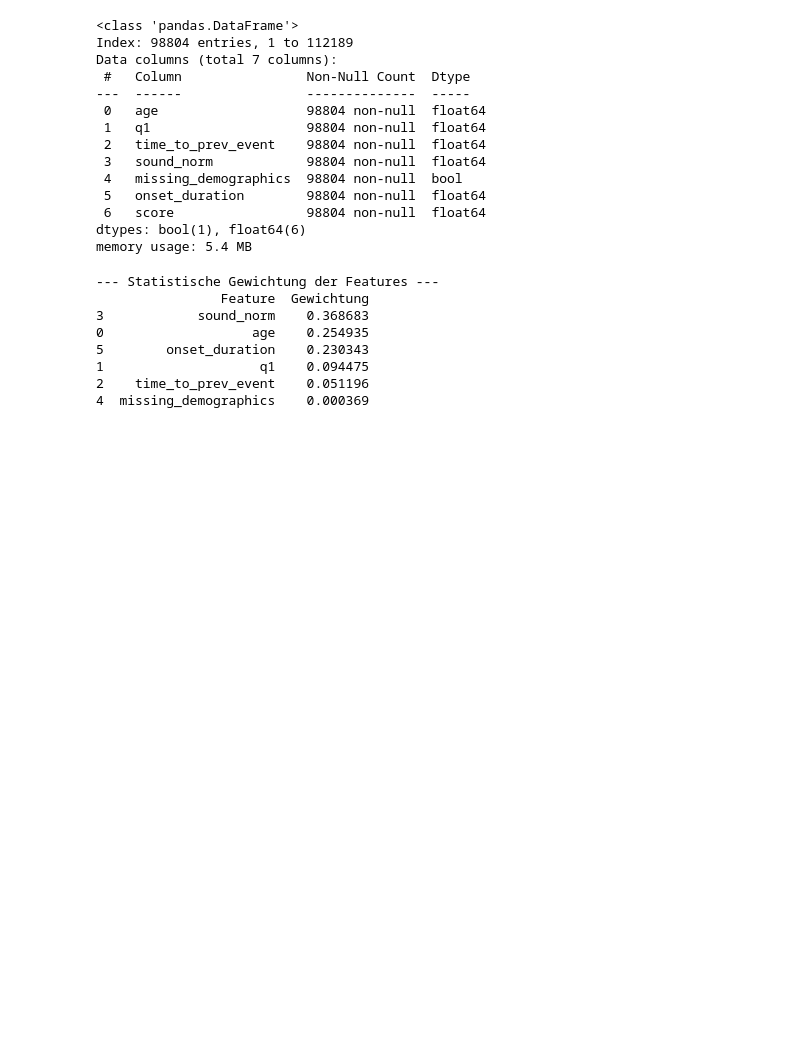
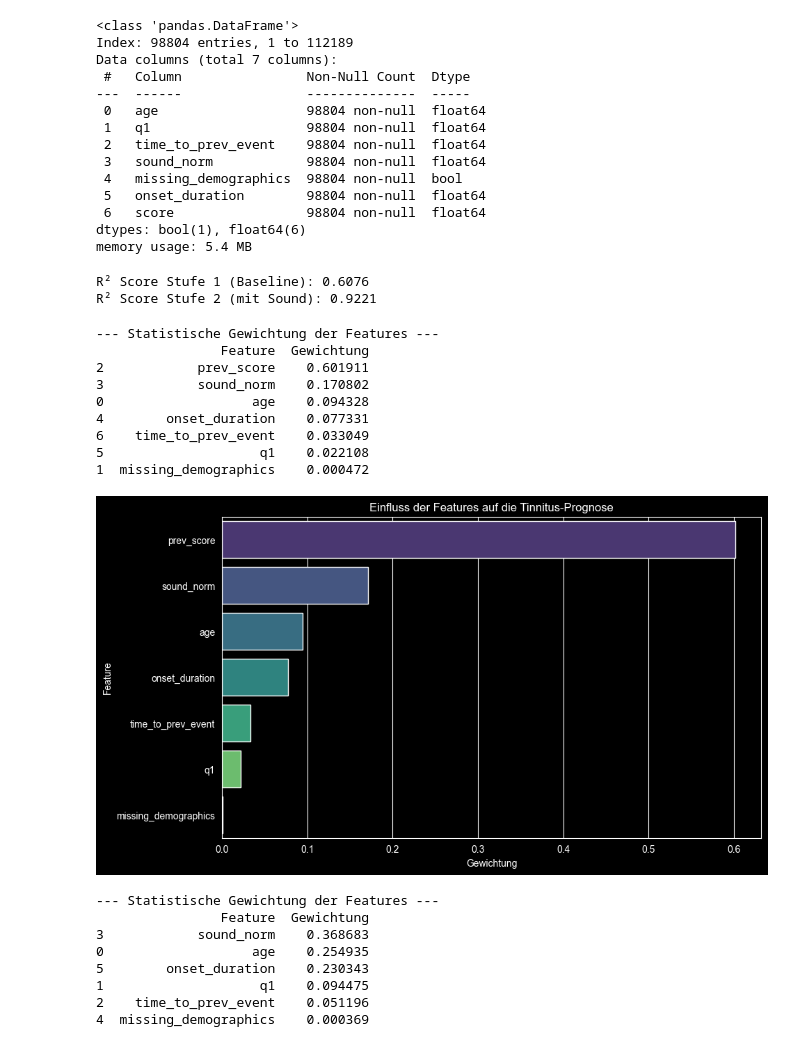
Before and after one commit to berielias-cpu/MasterArbeit, a Jupyter notebook: Masterarbeit/01_EDA_V2.0.ipynb, the cells around one changed output. Saved outputs shown, nothing was run; the diff lists cells and outputs as text; code cells hidden in the pictures; blank space fills up the shorter version.

Commit message:
weiteres Feature erstellt. Hat wohlmöglich hohen Einfluss. -> Auswertung mal darüber laufen lassen

```diff
--- a/Masterarbeit/01_EDA_V2.0.ipynb
+++ b/Masterarbeit/01_EDA_V2.0.ipynb
@@ -544,4 +575,65 @@ Data columns (total 7 columns):
  6   score                 98804 non-null  float64
 dtypes: bool(1), float64(6)
 memory usage: 5.4 MB
+# %%
+# Modell trainieren, um Stärke der Einflussfaktoren zu identifizieren.
+# Neue Variante / neu hinzugefügt
+
+# Stufe 1: Baseline (Demografie + Vorheriger Score)
+# Dafür müssen wir den Score des vorherigen Eintrags ins aktuelle Event ziehen
+df['prev_score'] = df.groupby('user_id')['score'].shift(1)
+features_s1 = ["age", "missing_demographics", "prev_score"]
+
+# Stufe 2: Kontext
+features_s2 = ["age", "missing_demographics", "prev_score", "sound_norm", "onset_duration", "q1", "time_to_prev_event"]
+
+# Funktion zur schnellen Evaluation
+def train_evaluate(features, df_data, target="score"):
+    data = df_data[features + [target]].dropna()
+    X = data[features]
+    y = data[target]
+    model = RandomForestRegressor(n_estimators=100, random_state=42)
+    model.fit(X, y)
+    return model.score(X, y) # Gibt das R² zurück
+
+r2_s1 = train_evaluate(features_s1, df)
+r2_s2 = train_evaluate(features_s2, df)
+
+print(f"R² Score Stufe 1 (Baseline): {r2_s1:.4f}")
+print(f"R² Score Stufe 2 (mit Sound): {r2_s2:.4f}")
+# %% [output]
+R² Score Stufe 1 (Baseline): 0.6076
+R² Score Stufe 2 (mit Sound): 0.9221
+# %%
+# 1. Gewichtung visualisieren
+importances = pd.DataFrame({
+    "Feature": features_s2,
+    "Gewichtung": final_model.feature_importances_
+}).sort_values(by="Gewichtung", ascending=False)
+
+# 2. Gewichte extrahieren
+importances = pd.DataFrame({
+    "Feature": features_s2,
+    "Gewichtung": final_model.feature_importances_
+}).sort_values(by="Gewichtung", ascending=False)
+
+print("\n--- Statistische Gewichtung der Features ---")
+print(importances)
+
+# 3. Grafik ausgeben
+plt.figure(figsize=(10, 6))
+sns.barplot(data=importances, x="Gewichtung", y="Feature", palette="viridis", hue="Feature", legend=False)
+plt.title("Einfluss der Features auf die Tinnitus-Prognose")
+plt.show()
+# %% [output]
+--- Statistische Gewichtung der Features ---
+                Feature  Gewichtung
+2            prev_score    0.601911
+3            sound_norm    0.170802
+0                   age    0.094328
+4        onset_duration    0.077331
+6    time_to_prev_event    0.033049
+5                    q1    0.022108
+1  missing_demographics    0.000472
+[figure, added]
 # %%
```
Also changed, not shown: parts of 8 cells of this notebook.
